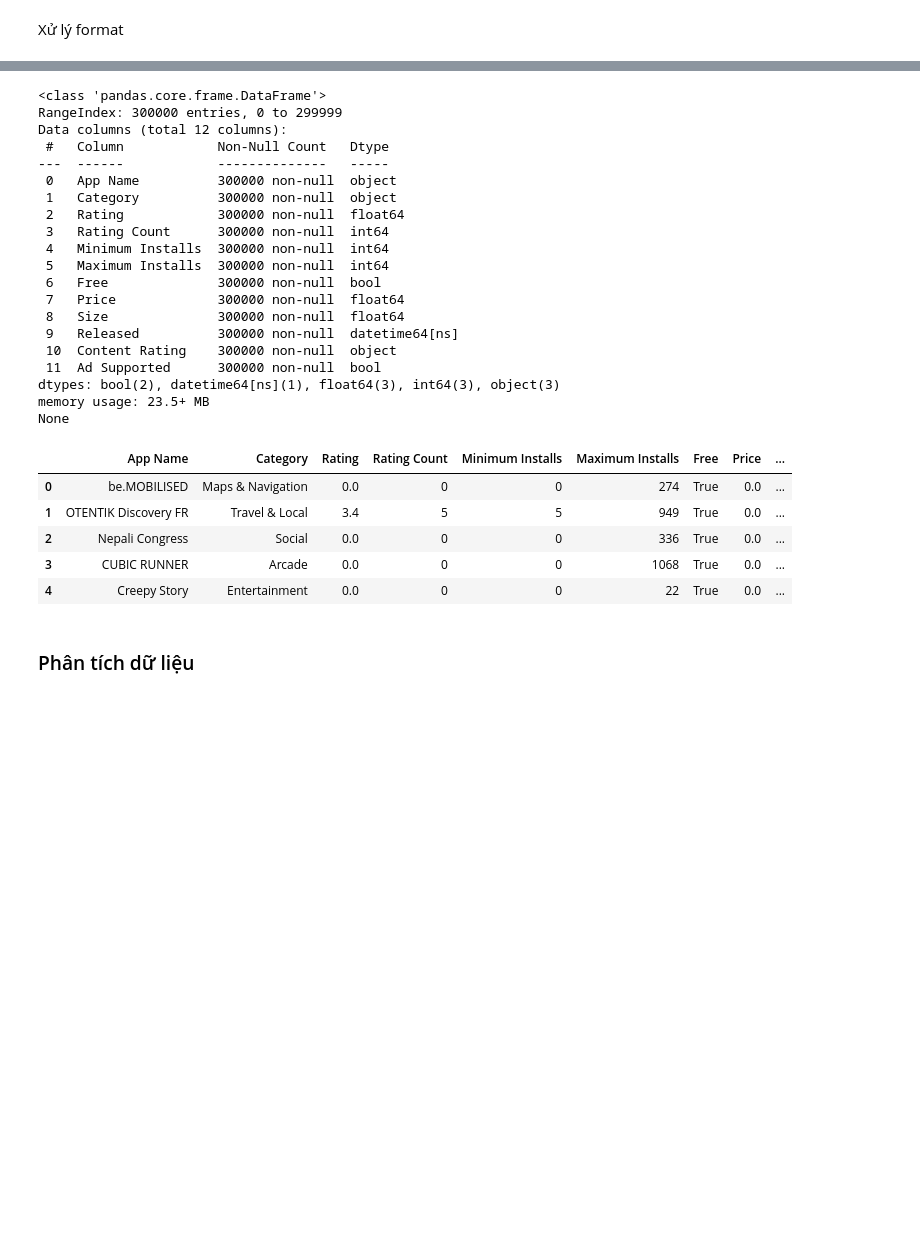
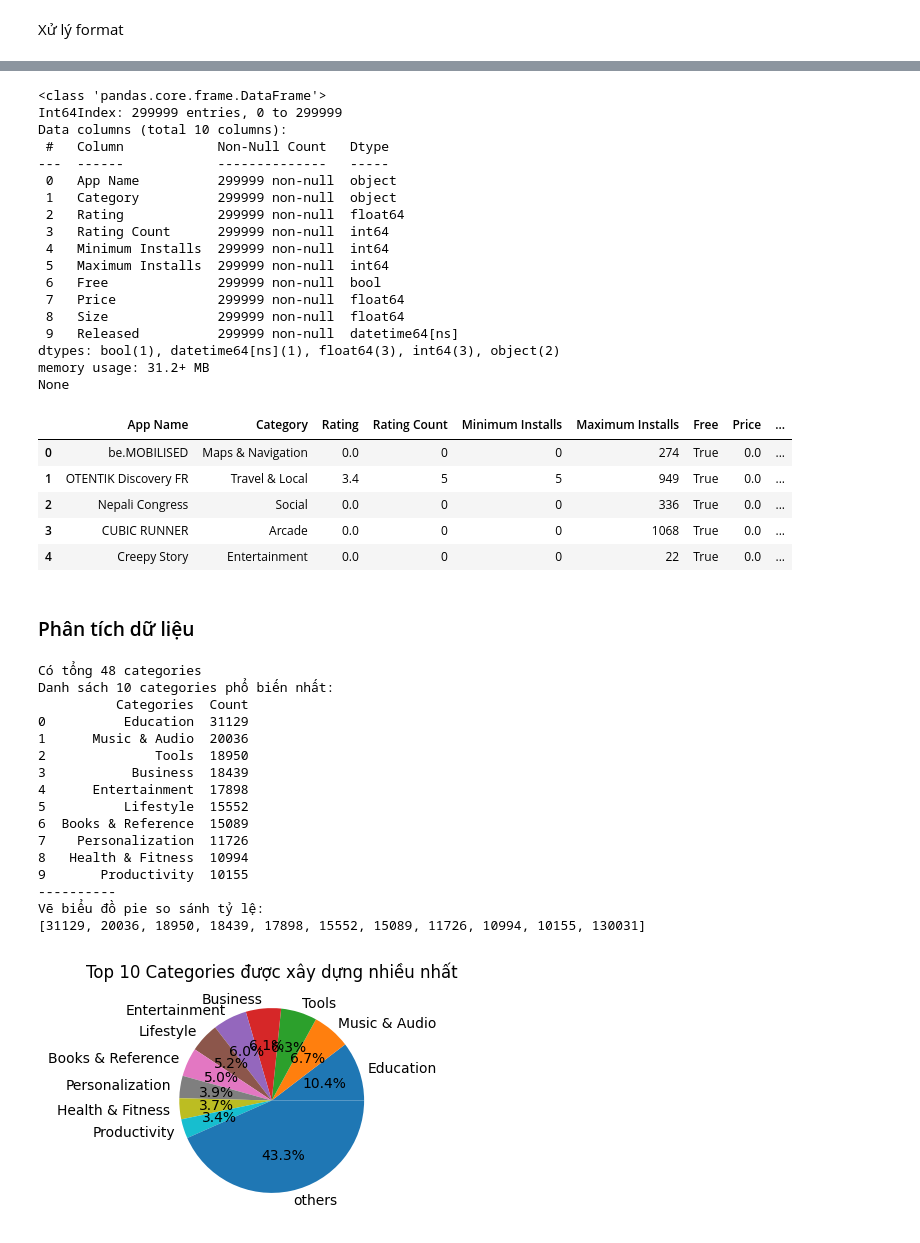
Before and after one commit to Disconnnected/Nestech_python_k20, a Jupyter notebook: answer/baitaplon1/analist.ipynb, the cells around one changed output, grey strips where cells are left out. Cells and saved outputs as stored; diff of their text form; code cells hidden in the pictures; blank space fills up the shorter version.

```diff
--- a/answer/baitaplon1/analist.ipynb
+++ b/answer/baitaplon1/analist.ipynb
@@ -30,7 +31,7 @@ Index(['App Name', 'App Id', 'Category', 'Rating', 'Rating Count', 'Installs',
 # %% [markdown]
 ### Chọn các cols cần thiết cho phân tích
 # %%
-data = df[["App Name", "Category", "Rating", "Rating Count","Minimum Installs","Maximum Installs", "Free","Price","Size","Released","Content Rating","Ad Supported"]]
+data = df[["App Name", "Category", "Rating", "Rating Count","Minimum Installs","Maximum Installs", "Free","Price","Size","Released"]]
 data.head(3)
 # %% [output]
 |  | App Name | Category | Rating | Rating Count | Minimum Installs | Maximum Installs | Free | Price | ... |
@@ -82,0 +86,4 @@ max              NaN            NaN          NaN
+# %%
+data = data.dropna(subset=["App Name"])
+data
+# data.loc[data['App Name'].isna()]
@@ -84,8 +105,8 @@ max              NaN            NaN          NaN
 ### cleaning data
 #### cleaning null
 # %%
-# App Name: replace = 'Not name'
-data['App Name'] = data['App Name'].replace(np.nan, "Not name")
+# App Name: drop
+data = data.dropna(subset=["App Name"])
 # Rating & Rating Count: replace = 0
 data[['Rating','Rating Count']] = data[['Rating','Rating Count']].replace(np.nan, 0)
 # Minimum Installs: replace = Maximum Installs / 2
@@ -200,24 +179,22 @@ print(data.info())
 data.head(5)
 # %% [output]
 <class 'pandas.core.frame.DataFrame'>
-RangeIndex: 300000 entries, 0 to 299999
-Data columns (total 12 columns):
+Int64Index: 299999 entries, 0 to 299999
+Data columns (total 10 columns):
  #   Column            Non-Null Count   Dtype
 ---  ------            --------------   -----
- 0   App Name          300000 non-null  object
- 1   Category          300000 non-null  object
- 2   Rating            300000 non-null  float64
- 3   Rating Count      300000 non-null  int64
- 4   Minimum Installs  300000 non-null  int64
- 5   Maximum Installs  300000 non-null  int64
- 6   Free              300000 non-null  bool
- 7   Price             300000 non-null  float64
- 8   Size              300000 non-null  float64
- 9   Released          300000 non-null  datetime64[ns]
- 10  Content Rating    300000 non-null  object
- 11  Ad Supported      300000 non-null  bool
-dtypes: bool(2), datetime64[ns](1), float64(3), int64(3), object(3)
-memory usage: 23.5+ MB
+ 0   App Name          299999 non-null  object
+ 1   Category          299999 non-null  object
+ 2   Rating            299999 non-null  float64
+ 3   Rating Count      299999 non-null  int64
+ 4   Minimum Installs  299999 non-null  int64
+ 5   Maximum Installs  299999 non-null  int64
+ 6   Free              299999 non-null  bool
+ 7   Price             299999 non-null  float64
+ 8   Size              299999 non-null  float64
+ 9   Released          299999 non-null  datetime64[ns]
+dtypes: bool(1), datetime64[ns](1), float64(3), int64(3), object(2)
+memory usage: 31.2+ MB
 None
 |  | App Name | Category | Rating | Rating Count | Minimum Installs | Maximum Installs | Free | Price | ... |
 | 0 | be.MOBILISED | Maps & Navigation | 0.0 | 0 | 0 | 274 | True | 0.0 | ... |
@@ -233,2 +207,38 @@ None
+# %%
+# Có bao nhiêu Categories? xuất ra danh sách top 10 Categories phổ biến nhất.
+categories = data['Category'].value_counts().to_frame(name='Count').reset_index().rename(columns={'index': 'Categories'})
+categories_count = categories.shape[0]
+print(f'Có tổng {categories_count} categories')
+print(f'Danh sách 10 categories phổ biến nhất:')
+print(categories[:10])
+
+# dùng biểu đồ tròn để biếu diễn tỷ lệ Categories thuộc top 10 với phần còn lại
+categories_others = pd.DataFrame({'Categories': ['others'], 'Count': [categories[10:]['Count'].sum()]})
+categories_pie = pd.concat([categories[:10],categories_others],ignore_index=True)
+print('-'*10)
+print('Vẽ biểu đồ pie so sánh tỷ lệ:')
+labels = categories_pie['Categories'].to_list()
+sizes = categories_pie['Count'].to_list()
+fig, ax = plt.subplots(figsize=(6,3))
+ax.pie(sizes,labels=labels,autopct='%1.1f%%');
+ax.set(title="Top 10 Categories được xây dựng nhiều nhất");
+# %% [output]
+Có tổng 48 categories
+Danh sách 10 categories phổ biến nhất:
+          Categories  Count
+0          Education  31129
+1      Music & Audio  20036
+2              Tools  18950
+3           Business  18439
+4      Entertainment  17898
+5          Lifestyle  15552
+6  Books & Reference  15089
+7    Personalization  11726
+8   Health & Fitness  10994
+9       Productivity  10155
+----------
+Vẽ biểu đồ pie so sánh tỷ lệ:
+[31129, 20036, 18950, 18439, 17898, 15552, 15089, 11726, 10994, 10155, 130031]
+[figure, added]
 # %%
 # Tìm danh sách các ứng dụng có ít nhất 1 lần đánh giá, tính trung bình số điểm, phương sai của danh sách đó
```
Also changed, not shown: parts of 18 cells of this notebook.
